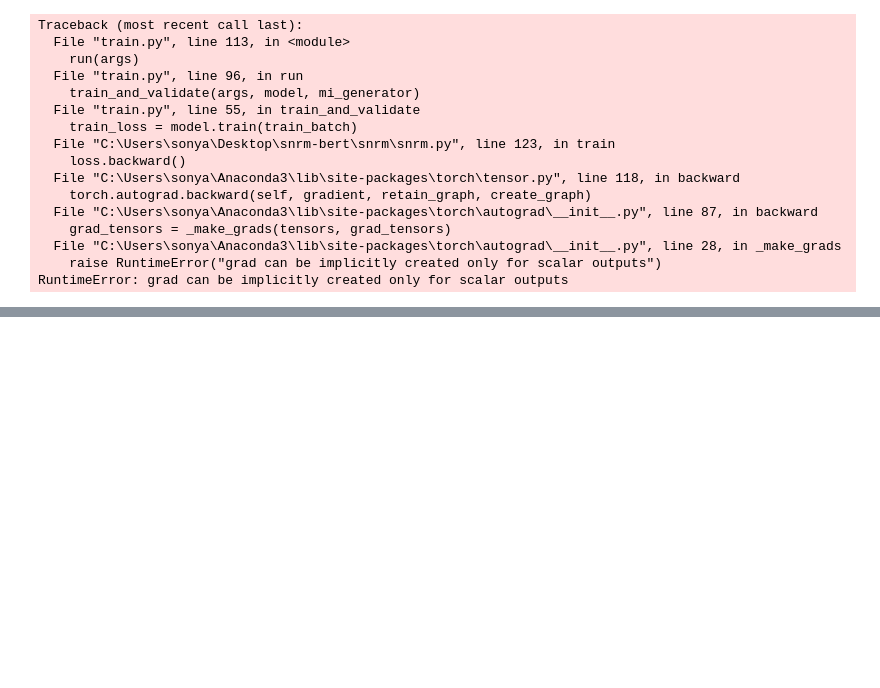
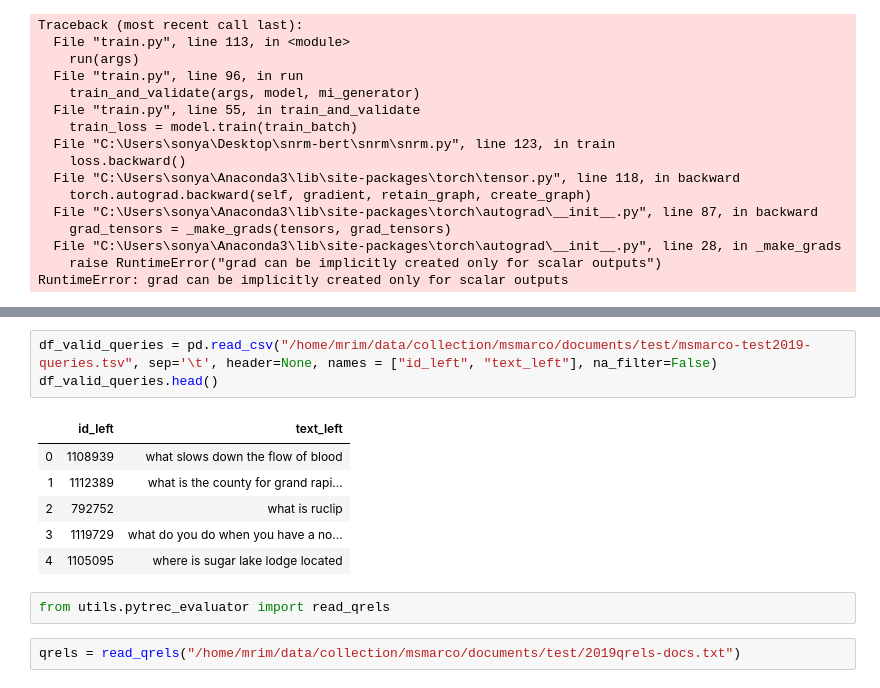
Before and after one commit to rodinasophie/snrm-bert, a Jupyter notebook: snrm-bert.ipynb, the cells around one changed output, grey strips where cells are left out. Cells and saved outputs as stored; diff of their text form; blank space fills up the shorter version.

```diff
--- a/snrm-bert.ipynb
+++ b/snrm-bert.ipynb
@@ -44,0 +84,14 @@ RuntimeError: grad can be implicitly created only for scalar outputs
+# %%
+df_valid_queries = pd.read_csv("/home/mrim/data/collection/msmarco/documents/test/msmarco-test2019-queries.tsv", sep='\t', header=None, names = ["id_left", "text_left"], na_filter=False)
+df_valid_queries.head()
+# %% [output]
+|  | id_left | text_left |
+| 0 | 1108939 | what slows down the flow of blood |
+| 1 | 1112389 | what is the county for grand rapi... |
+| 2 | 792752 | what is ruclip |
+| 3 | 1119729 | what do you do when you have a no... |
+| 4 | 1105095 | where is sugar lake lodge located |
+# %%
+from utils.pytrec_evaluator import read_qrels
+# %%
+qrels = read_qrels("/home/mrim/data/collection/msmarco/documents/test/2019qrels-docs.txt")
```
Also changed, not shown: parts of 9 cells of this notebook, 7 other files.
